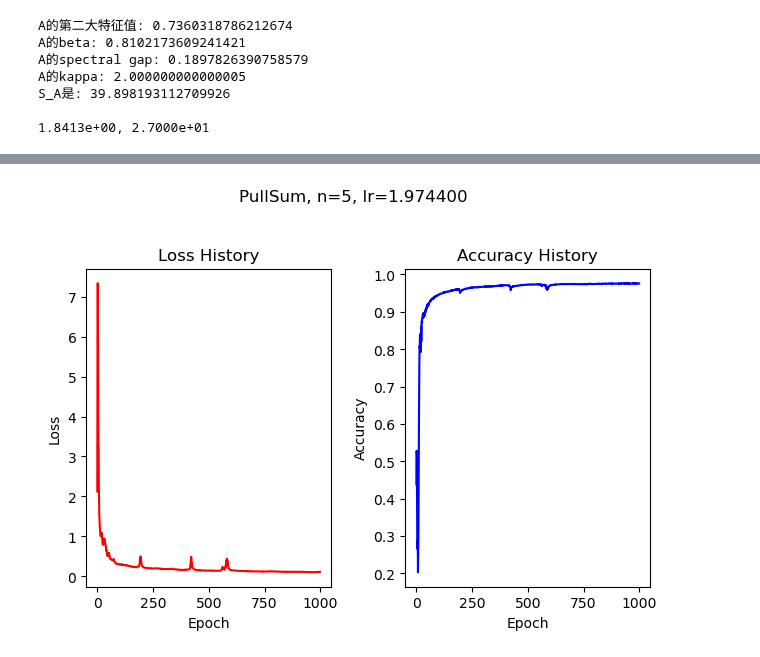
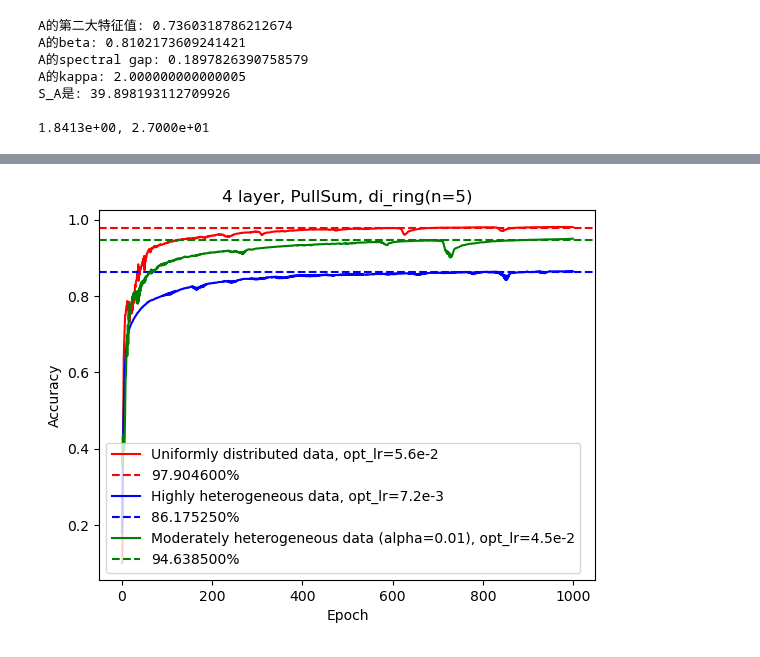
Before and after one commit to Luoxiaogan/PullSum_MNIST, a Jupyter notebook: code/神经网络实验/最终实验1.ipynb, the cells around one changed output, grey strips where cells are left out. Cells and saved outputs as stored; diff of their text form; code cells hidden in the pictures.

```diff
--- a/code/神经网络实验/最终实验1.ipynb
+++ b/code/神经网络实验/最终实验1.ipynb
@@ -212,18 +208,92 @@ Sum_l0, Sum_a0 = train_PullSum(
     n=n,
     A=A,
     B=B,
-    model_class=MNISTClassifier_2layer_2,
+    model_class=MNISTClassifier_4layer_2,
     seed_for_model=49,
     criterion_class=nn.CrossEntropyLoss,
     epochs=1000,
-    lr=0.39488,
+    lr=0.05593,
     X_train_data=h_data,
     y_train_data=y_data,
     X_test_data=X_test,
     y_test_data=y_test,
     compute_accuracy=compute_accuracy_with_average_model,
-    show_graph=True
+    show_graph=False
 )
+
+#大异质性分布数据
+n=5
+I=np.eye(n)
+one=np.ones(n)
+R=np.outer(one,one)/n
+A,C=di_ring(n=n)
+B=get_B(A=A,u=2*n,n=n)
+show_row(A)
+_,__=test_row(A)
+print(f"{_:.4e}, {__:.4e}")
+h_data,y_data,X_test,y_test=prepare_node_5_hard()
+
+Sum_l1, Sum_a1 = train_PullSum(
+    n=n,
+    A=A,
+    B=B,
+    model_class=MNISTClassifier_2layer_2,
+    seed_for_model=49,
+    criterion_class=nn.CrossEntropyLoss,
+    epochs=1000,
+    lr=0.007272,#0.14534766737788476,
+    X_train_data=h_data,
+    y_train_data=y_data,
+    X_test_data=X_test,
+    y_test_data=y_test,
+    compute_accuracy=compute_accuracy_with_average_model,
+    show_graph=False
+)
+
+#混合分布数据
+n=5
+I=np.eye(n)
+one=np.ones(n)
+R=np.outer(one,one)/n
+A,C=di_ring(n=n)
+B=get_B(A=A,u=2*n,n=n)
+show_row(A)
+_,__=test_row(A)
+print(f"{_:.4e}, {__:.4e}")
+h_data,y_data,X_test,y_test=prepare_node_5_hard_mix(alpha=0.01,seed=53)
+
+Sum_l2, Sum_a2 = train_PullSum(
+    n=n,
+    A=A,
+    B=B,
+    model_class=MNISTClassifier_2layer_2,
+    seed_for_model=49,
+    criterion_class=nn.CrossEntropyLoss,
+    epochs=1000,
+    lr=0.04486,
+    X_train_data=h_data,
+    y_train_data=y_data,
+    X_test_data=X_test,
+    y_test_data=y_test,
+    compute_accuracy=compute_accuracy_with_average_model,
+    show_graph=False
+)
+
+plt.plot(Sum_a0,color='r',label='Uniformly distributed data, opt_lr=5.6e-2')
+number=np.mean(Sum_a0[800:])
+plt.axhline(y=number, color='r', linestyle='--', label=f'{100*number:4f}%')
+plt.plot(Sum_a1,color='b',label='Highly heterogeneous data, opt_lr=7.2e-3')
+number=np.mean(Sum_a1[800:])
+plt.axhline(y=number, color='b', linestyle='--', label=f'{100*number:4f}%')
+plt.plot(Sum_a2,color='g',label='Moderately heterogeneous data (alpha=0.01), opt_lr=4.5e-2')
+number=np.mean(Sum_a2[800:])
+plt.axhline(y=number, color='g', linestyle='--', label=f'{100*number:4f}%')
+
+plt.title("4 layer, PullSum, di_ring(n=5)")
+plt.xlabel('Epoch')
+plt.ylabel('Accuracy')
+plt.legend()
+plt.show()
 # %% [output]
 A的第二大特征值: 0.7360318786212674
 A的beta: 0.8102173609241421
@@ -235 +319 @@ S_A是: 39.898193112709926
-[figure, old version]
+[figure, new version]
```
Also changed, not shown: parts of 19 cells of this notebook, 1 other file.
